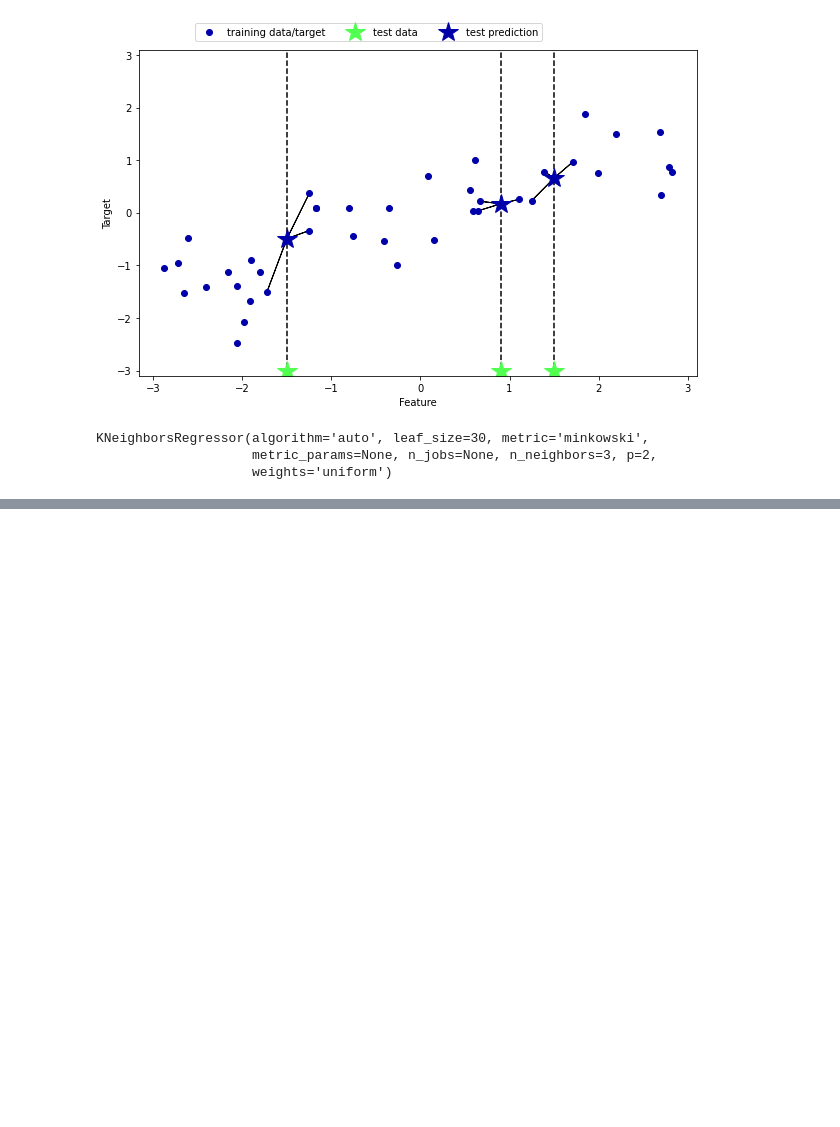
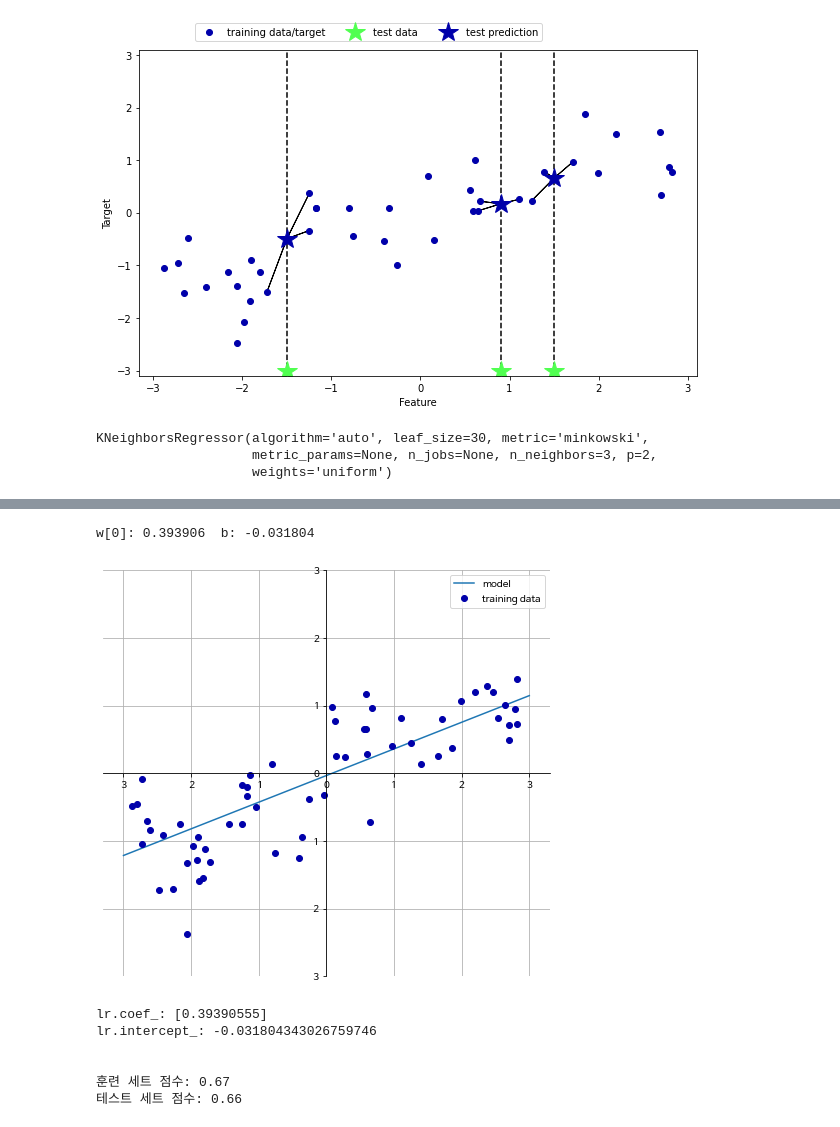
Before and after one commit to jang-jinyeol/Machine_Learning, a Jupyter notebook: knn_fit&regression.ipynb, the cells around one changed output, grey strips where cells are left out. Saved outputs shown, nothing was run; the diff lists cells and outputs as text; code cells hidden in the pictures; blank space fills up the shorter version.

```diff
--- a/knn_fit&regression.ipynb
+++ b/knn_fit&regression.ipynb
@@ -96,0 +167,39 @@ print("테스트 세트 예측:\n{}".format(reg.predict(X_test)))
+# %%
+#회귀의 선형 모델
+
+mglearn.plots.plot_linear_regression_wave()
+# %% [output]
+w[0]: 0.393906  b: -0.031804
+[figure, added]
+# %%
+# 선형 회귀(최소제곱법)
+# 선형 회귀 또는 최소제곱법(OLS, ordinary least squares)은 가장 간단하고 오래된 회귀용 선형 알고리즘이다.
+# 선형 회귀는 예측과 훈련 세트에 있는 타깃 y 사이의 평균제곱오차(MSE)를 최소화하는 파라미터 w와 b를 찾는다.
+# 평균제곱오차는 예측값과 타깃값의 차이를 제곱하여 더한 후에 샘플의 개수로 나눈 것
+# 선형 회귀는 매개변수가 없는 것이 장점이지만, 그래서 모델의 복잡도를 제어할 방법도 없다.
+from sklearn.linear_model import LinearRegression
+X, y = mglearn.datasets.make_wave(n_samples=60)
+X_train, X_test, y_train, y_test = train_test_split(X, y, random_state=42)
+
+lr = LinearRegression().fit(X_train, y_train)
+
+# 기울기 파라미터(w)는 가중치(weight) 또는 계수(coefficient)라고 하며 lr 객체의 coef_ 속성에 저장되어 있고 편향(offset) 또는 절편(intercept) 파라미터 (b)는 intercept_ 속성에 저장되어 있다.
+# intercept_ 속성은 항상 실수(float)값 하나지만, coef_ 속성은 각 입력 특성에 하나씪 대응되는 Numpy 배열이다.
+# wave 데이터셋에는 입력 특성이 하나뿐이므로 lr.coef_도 원소를 하나만 가지고 있다.
+
+print("lr.coef_: {}".format(lr.coef_))
+print("lr.intercept_: {}".format(lr.intercept_))
+
+# 훈련 세트와 테스트 세트의 성능 확인
+print('\n')
+print("훈련 세트 점수: {:.2f}".format(lr.score(X_train, y_train)))
+print("테스트 세트 점수: {:.2f}".format(lr.score(X_test, y_test)))
+
+# R^2 값이 훈련 세트와 테스트 세트의 점수가 매우 비슷하다. 이는 과소적합을 의미한다.
+# %% [output]
+lr.coef_: [0.39390555]
+lr.intercept_: -0.031804343026759746
+
+
+훈련 세트 점수: 0.67
+테스트 세트 점수: 0.66
```
Also changed, not shown: parts of 5 cells of this notebook.
